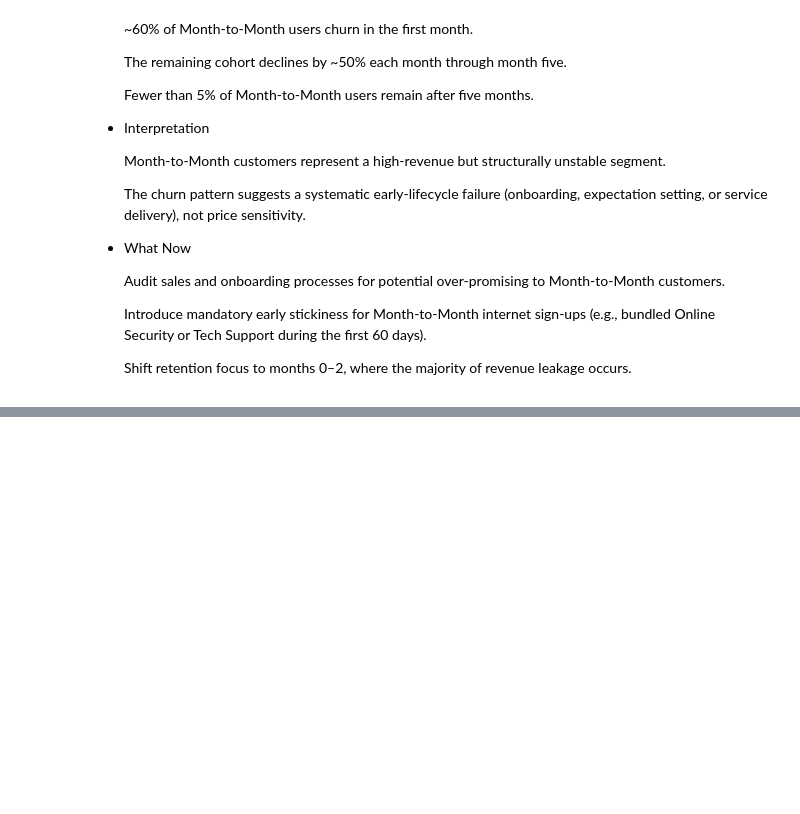
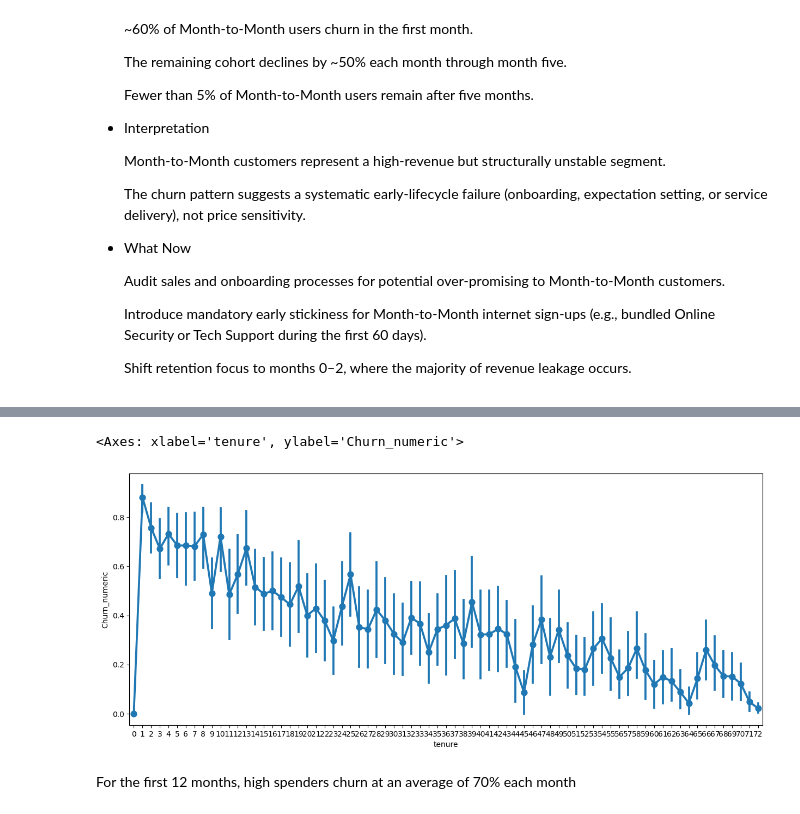
Before and after one commit to N-anle/TelecomChurnAnalysis, a Jupyter notebook: notebook.ipynb, the cells around one changed output, grey strips where cells are left out. Saved outputs shown, nothing was run; the diff lists cells and outputs as text; code cells hidden in the pictures; blank space fills up the shorter version.

```diff
--- a/notebook.ipynb
+++ b/notebook.ipynb
@@ -1279,0 +1308,14 @@ from month 6, most people are less likely to churn than to churn (less than 50%
+# %%
+high_spenders = df[df['MonthlyCharges_group'] == 'High Spend']
+# %%
+plt.figure(figsize=(15,6))
+sns.pointplot(
+    data = high_spenders,
+    x = 'tenure',
+    y = 'Churn_numeric'
+)
+# %% [output]
+<Axes: xlabel='tenure', ylabel='Churn_numeric'>
+[figure, added]
+# %% [markdown]
+For the first 12 months, high spenders churn at an average of 70% each month
```
Also changed, not shown: parts of 6 cells of this notebook.
